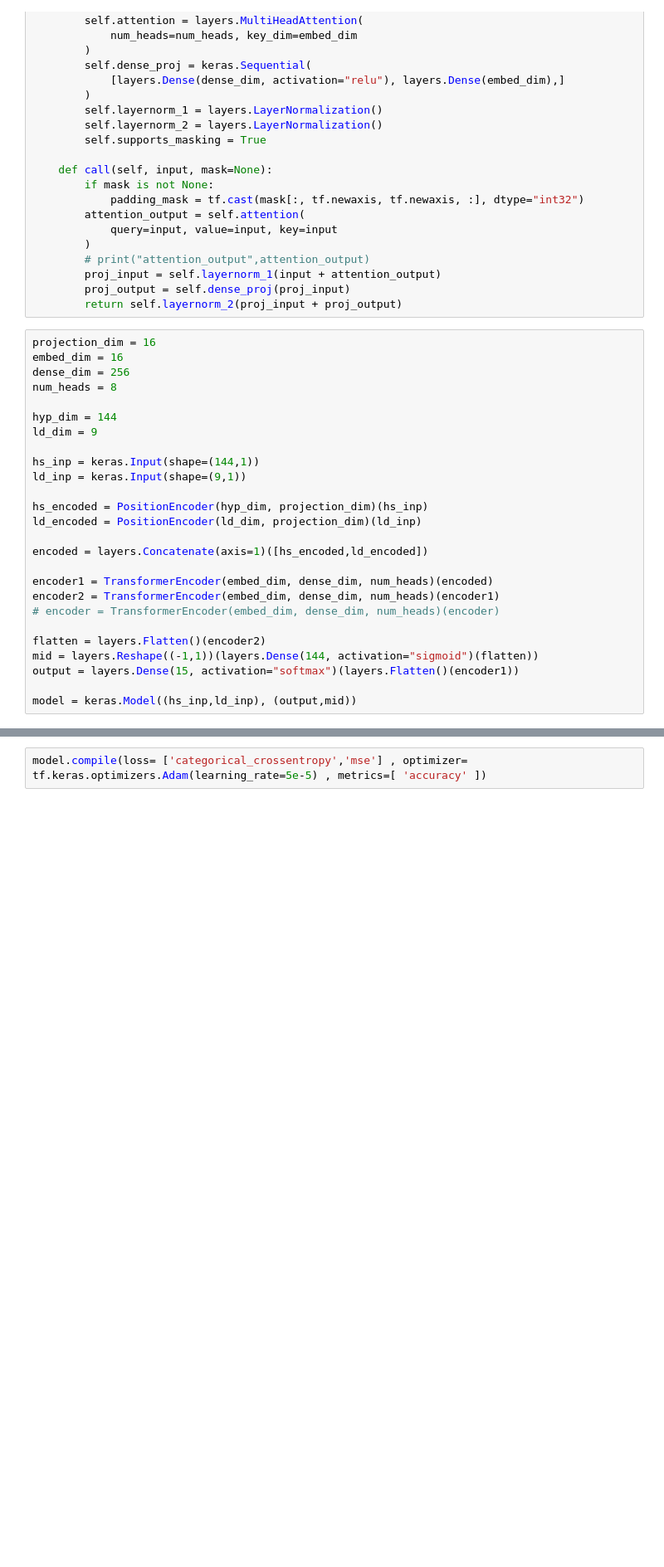
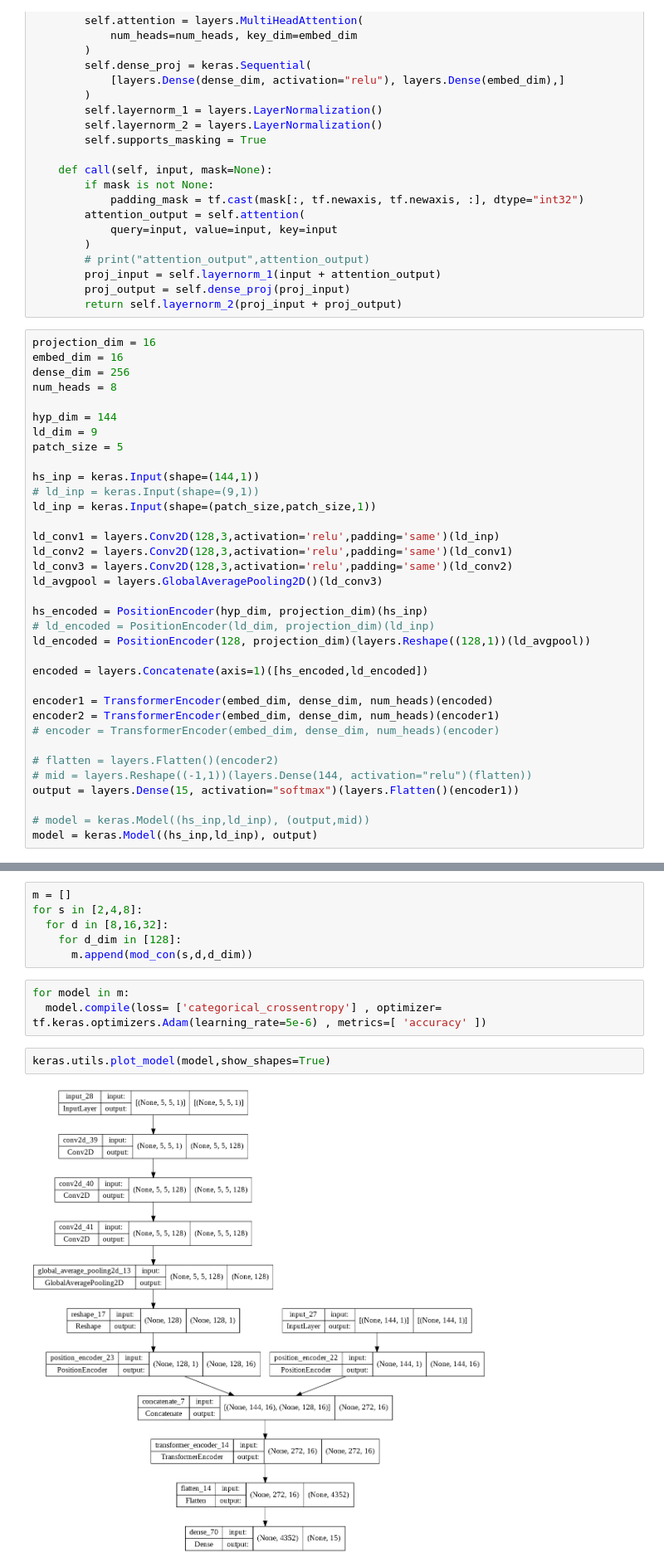
Before and after one commit to sumedh151/fusion-transformer, a Jupyter notebook: fusion_transformer.ipynb, the cells around one changed output, grey strips where cells are left out. Shown at 83% size. Saved outputs shown, nothing was run; the diff lists cells and outputs as text; blank space fills up the shorter version.

```diff
--- a/fusion_transformer.ipynb
+++ b/fusion_transformer.ipynb
@@ -628,12 +679,20 @@ num_heads = 8
 
 hyp_dim = 144
 ld_dim = 9
+patch_size = 5
 
 hs_inp = keras.Input(shape=(144,1))
-ld_inp = keras.Input(shape=(9,1))
+# ld_inp = keras.Input(shape=(9,1))
+ld_inp = keras.Input(shape=(patch_size,patch_size,1))
+
+ld_conv1 = layers.Conv2D(128,3,activation='relu',padding='same')(ld_inp)
+ld_conv2 = layers.Conv2D(128,3,activation='relu',padding='same')(ld_conv1)
+ld_conv3 = layers.Conv2D(128,3,activation='relu',padding='same')(ld_conv2)
+ld_avgpool = layers.GlobalAveragePooling2D()(ld_conv3)
 
 hs_encoded = PositionEncoder(hyp_dim, projection_dim)(hs_inp)
-ld_encoded = PositionEncoder(ld_dim, projection_dim)(ld_inp)
+# ld_encoded = PositionEncoder(ld_dim, projection_dim)(ld_inp)
+ld_encoded = PositionEncoder(128, projection_dim)(layers.Reshape((128,1))(ld_avgpool))
 
 encoded = layers.Concatenate(axis=1)([hs_encoded,ld_encoded])
 
@@ -641,8 +700,9 @@ encoder1 = TransformerEncoder(embed_dim, dense_dim, num_heads)(encoded)
 encoder2 = TransformerEncoder(embed_dim, dense_dim, num_heads)(encoder1)
 # encoder = TransformerEncoder(embed_dim, dense_dim, num_heads)(encoder)
 
-flatten = layers.Flatten()(encoder2)
-mid = layers.Reshape((-1,1))(layers.Dense(144, activation="sigmoid")(flatten))
+# flatten = layers.Flatten()(encoder2)
+# mid = layers.Reshape((-1,1))(layers.Dense(144, activation="relu")(flatten))
 output = layers.Dense(15, activation="softmax")(layers.Flatten()(encoder1))
 
-model = keras.Model((hs_inp,ld_inp), (output,mid))
+# model = keras.Model((hs_inp,ld_inp), (output,mid))
+model = keras.Model((hs_inp,ld_inp), output)
@@ -684,2 +746,13 @@ print(categorical_test_label.shape)
+# %%
+m = []
+for s in [2,4,8]:
+  for d in [8,16,32]:
+    for d_dim in [128]:
+      m.append(mod_con(s,d,d_dim))
 # %%
-model.compile(loss= ['categorical_crossentropy','mse'] , optimizer= tf.keras.optimizers.Adam(learning_rate=5e-5) , metrics=[ 'accuracy' ])
+for model in m:
+  model.compile(loss= ['categorical_crossentropy'] , optimizer= tf.keras.optimizers.Adam(learning_rate=5e-6) , metrics=[ 'accuracy' ])
+# %%
+keras.utils.plot_model(model,show_shapes=True)
+# %% [output]
+[figure, added]
```
Also changed, not shown: parts of 37 cells of this notebook.
